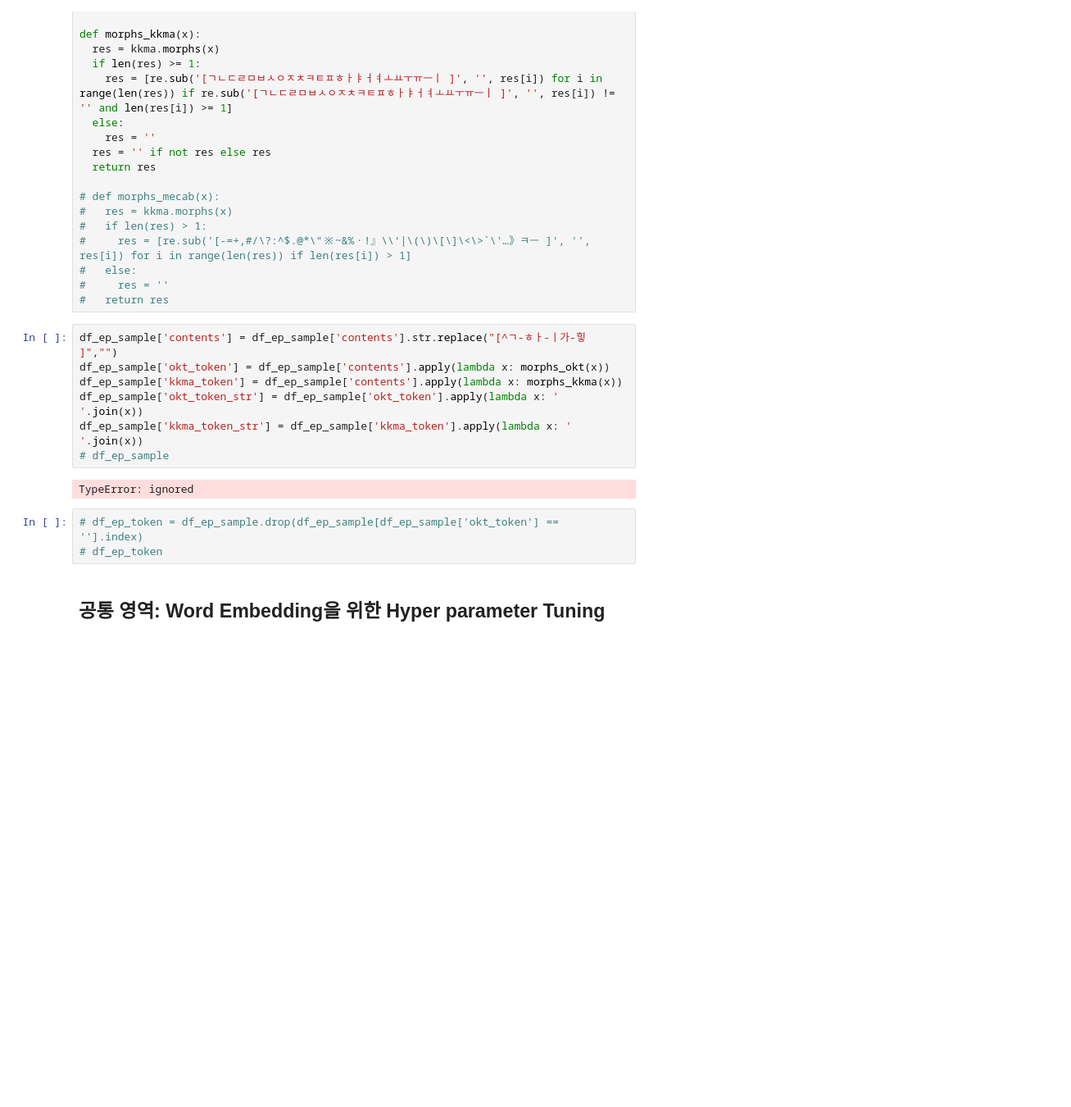
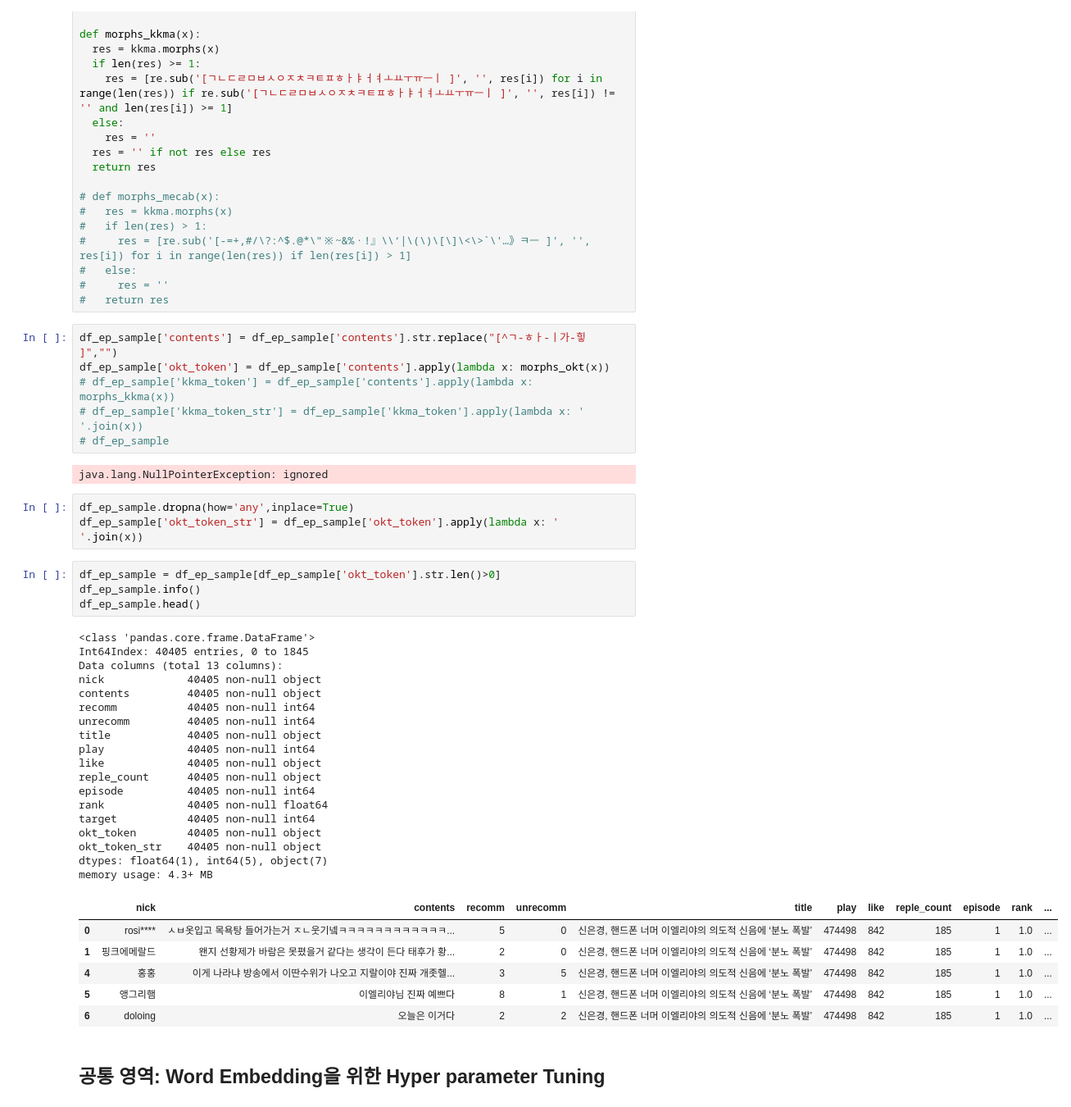
Before and after one commit to jaehyun0220/Colab, a Jupyter notebook: Media_Project_2.ipynb, the cells around one changed output. Shown at 82% size. Drawn from its saved outputs; the diff is of its cells as text; blank space fills up the shorter version.

```diff
--- a/Media_Project_2.ipynb
+++ b/Media_Project_2.ipynb
@@ -267,15 +296,43 @@ def morphs_kkma(x):
 # %%
 df_ep_sample['contents'] = df_ep_sample['contents'].str.replace("[^ㄱ-ㅎㅏ-ㅣ가-힣 ]","")
 df_ep_sample['okt_token'] = df_ep_sample['contents'].apply(lambda x: morphs_okt(x))
-df_ep_sample['kkma_token'] = df_ep_sample['contents'].apply(lambda x: morphs_kkma(x))
-df_ep_sample['okt_token_str'] = df_ep_sample['okt_token'].apply(lambda x: ' '.join(x))
-df_ep_sample['kkma_token_str'] = df_ep_sample['kkma_token'].apply(lambda x: ' '.join(x))
+# df_ep_sample['kkma_token'] = df_ep_sample['contents'].apply(lambda x: morphs_kkma(x))
+# df_ep_sample['kkma_token_str'] = df_ep_sample['kkma_token'].apply(lambda x: ' '.join(x))
 # df_ep_sample
 # %% [output]
-TypeError: ignored
+java.lang.NullPointerException: ignored
-# %%
-# df_ep_token = df_ep_sample.drop(df_ep_sample[df_ep_sample['okt_token'] == ''].index)
-# df_ep_token
+# %%
+df_ep_sample.dropna(how='any',inplace=True)
+df_ep_sample['okt_token_str'] = df_ep_sample['okt_token'].apply(lambda x: ' '.join(x))
+# %%
+df_ep_sample = df_ep_sample[df_ep_sample['okt_token'].str.len()>0]
+df_ep_sample.info()
+df_ep_sample.head()
+# %% [output]
+<class 'pandas.core.frame.DataFrame'>
+Int64Index: 40405 entries, 0 to 1845
+Data columns (total 13 columns):
+nick             40405 non-null object
+contents         40405 non-null object
+recomm           40405 non-null int64
+unrecomm         40405 non-null int64
+title            40405 non-null object
+play             40405 non-null int64
+like             40405 non-null object
+reple_count      40405 non-null object
+episode          40405 non-null int64
+rank             40405 non-null float64
+target           40405 non-null int64
+okt_token        40405 non-null object
+okt_token_str    40405 non-null object
+dtypes: float64(1), int64(5), object(7)
+memory usage: 4.3+ MB
+|  | nick | contents | recomm | unrecomm | title | play | like | reple_count | episode | rank | ... |
+| 0 | rosi**** | ㅅㅂ옷입고 목욕탕 들어가는거 ㅈㄴ웃기넼ㅋㅋㅋㅋㅋㅋㅋㅋㅋㅋㅋㅋ... | 5 | 0 | 신은경, 핸드폰 너머 이엘리야의 의도적 신음에 ‘분노 폭발’ | 474498 | 842 | 185 | 1 | 1.0 | ... |
+| 1 | 핑크에메랄드 | 왠지 선황제가 바람은 못폈을거 같다는 생각이 든다 태후가 황... | 2 | 0 | 신은경, 핸드폰 너머 이엘리야의 의도적 신음에 ‘분노 폭발’ | 474498 | 842 | 185 | 1 | 1.0 | ... |
+| 4 | 홍홍 | 이게 나라냐 방송에서 이딴수위가 나오고 지랄이야 진짜 개좃헬... | 3 | 5 | 신은경, 핸드폰 너머 이엘리야의 의도적 신음에 ‘분노 폭발’ | 474498 | 842 | 185 | 1 | 1.0 | ... |
+| 5 | 앵그리햄 | 이엘리야님 진짜 예쁘다 | 8 | 1 | 신은경, 핸드폰 너머 이엘리야의 의도적 신음에 ‘분노 폭발’ | 474498 | 842 | 185 | 1 | 1.0 | ... |
+| 6 | doloing | 오늘은 이거다 | 2 | 2 | 신은경, 핸드폰 너머 이엘리야의 의도적 신음에 ‘분노 폭발’ | 474498 | 842 | 185 | 1 | 1.0 | ... |
 # %% [markdown]
 ## 공통 영역: Word Embedding을 위한 Hyper parameter Tuning
 # %%
```
Also changed, not shown: parts of 16 cells of this notebook.
